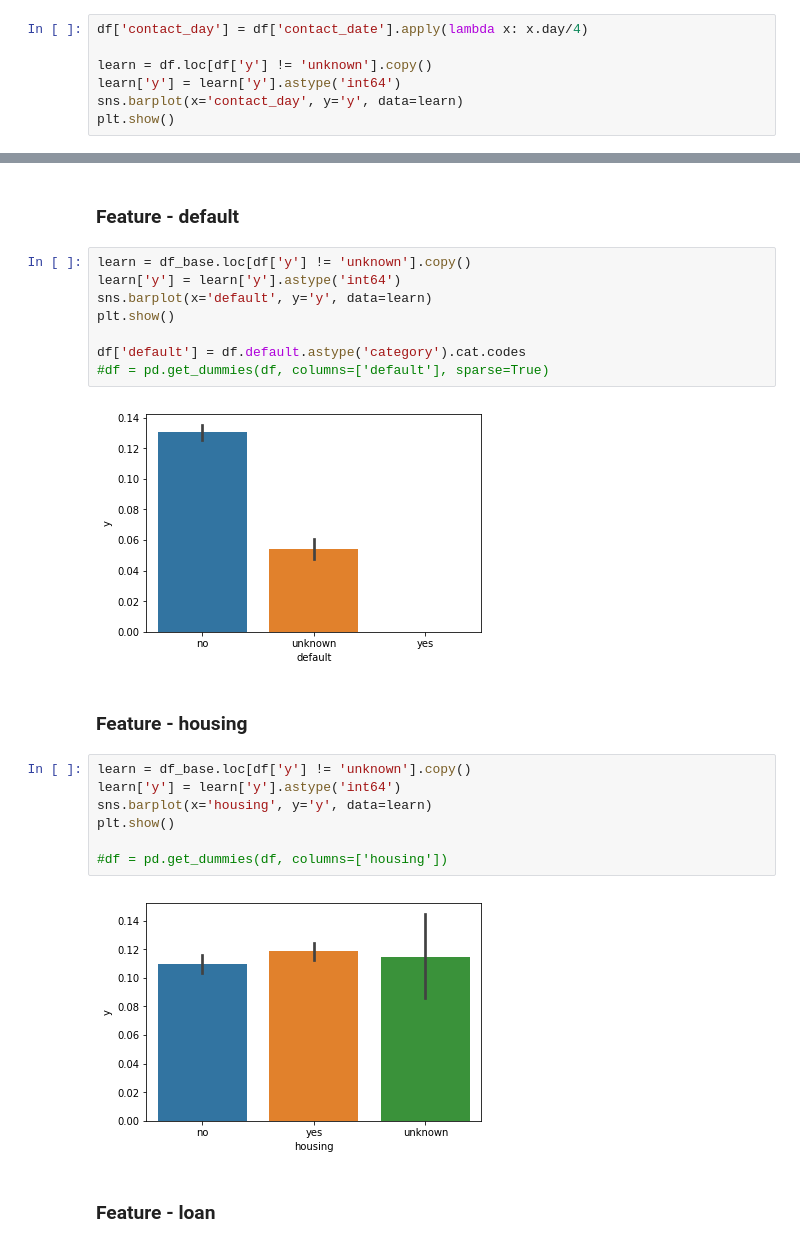
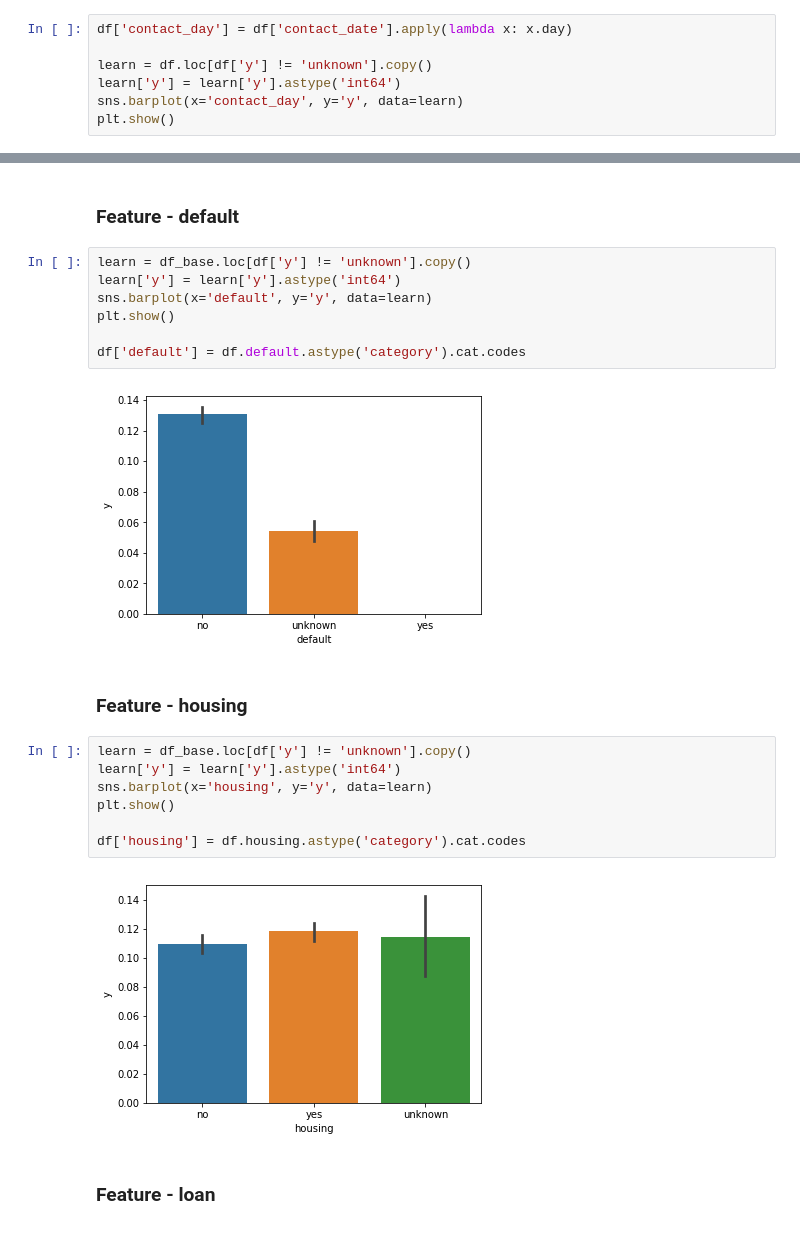
Before and after one commit to destruktiw/JNP3-1, a Jupyter notebook: Solution.ipynb, the cells around one changed output, grey strips where cells are left out. Cells and saved outputs as stored; diff of their text form.

```diff
--- a/Solution.ipynb
+++ b/Solution.ipynb
@@ -51,7 +51,7 @@ plt.show()
 # %% [markdown]
 ### New feature - contact day
 # %%
-df['contact_day'] = df['contact_date'].apply(lambda x: x.day/4)
+df['contact_day'] = df['contact_date'].apply(lambda x: x.day)
 
 learn = df.loc[df['y'] != 'unknown'].copy()
 learn['y'] = learn['y'].astype('int64')
@@ -116,7 +113,6 @@ sns.barplot(x='default', y='y', data=learn)
 plt.show()
 
 df['default'] = df.default.astype('category').cat.codes
-#df = pd.get_dummies(df, columns=['default'], sparse=True)
 # %% [output]
 [figure]
 # %% [markdown]
@@ -124,12 +120,12 @@ df['default'] = df.default.astype('category').cat.codes
 # %%
 learn = df_base.loc[df['y'] != 'unknown'].copy()
 learn['y'] = learn['y'].astype('int64')
 sns.barplot(x='housing', y='y', data=learn)
 plt.show()
 
-#df = pd.get_dummies(df, columns=['housing'])
+df['housing'] = df.housing.astype('category').cat.codes
 # %% [output]
-[figure, old version]
+[figure, new version]
 # %% [markdown]
 ### Feature - loan
 # %%
```
Also changed, not shown: parts of 26 cells of this notebook.
